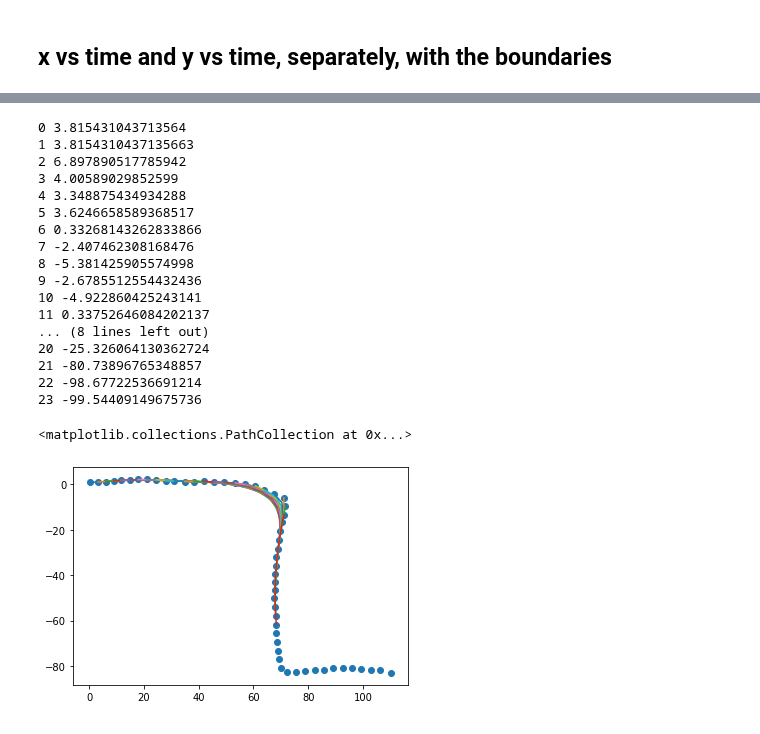
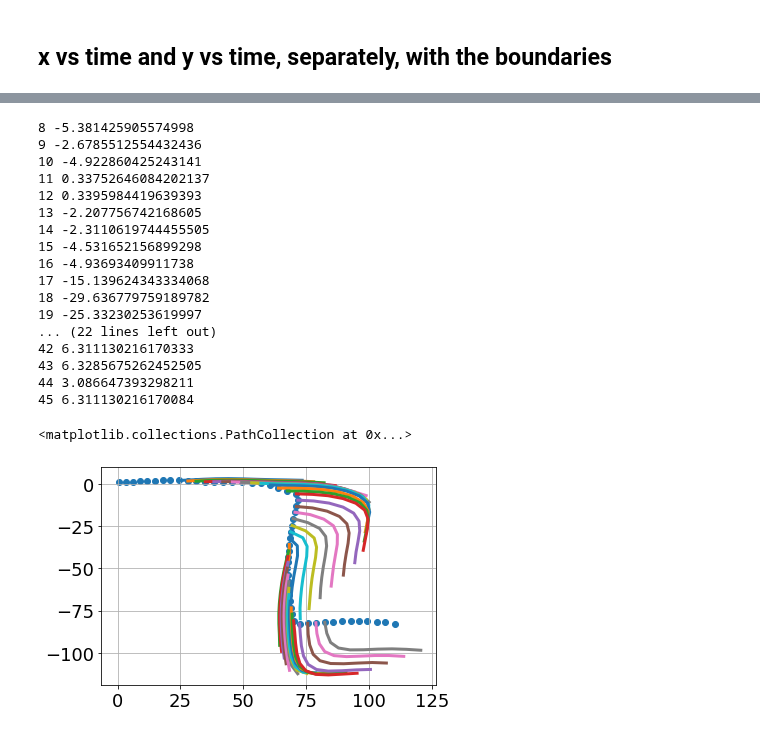
Before and after one commit to elsoroka/AutonomousCarMPC, a Jupyter notebook: nonlinear_mpc_casadi.ipynb, the cells around one changed output, grey strips where cells are left out. Drawn from its saved outputs; the diff is of its cells as text; code cells hidden in the pictures.

Commit message:
Working on having the car follow the fitted road. Seems to work but oscillates between the road points :(.

```diff
--- a/nonlinear_mpc_casadi.ipynb
+++ b/nonlinear_mpc_casadi.ipynb
@@ -124,13 +160,20 @@ cost = (car.dae.x[0][2]-5)**2
 # %% [markdown]
 ## Run the MPC algorithm
 # %%
+roadrunner.reset()
+prev_k = 0
 
 mpcprob = MpcProblem(car,     # casadi.DaeBuilder()
                      cost,        # casadi symbolic objective
+                     upperbounds_x=upperbounds_x,
+                     lowerbounds_x=lowerbounds_x,
+                     upperbounds_u=upperbounds_u,
+                     lowerbounds_u=lowerbounds_u,
+                     road_center=road_center,
                     )
 
 # Controls the NUMBER of iterations to run the MPC algorithm.
-n_runs = 80
+n_runs = 20
 
 x_plan = np.empty((mpcprob.model.n,n_runs+1))
 u_plan = np.empty((mpcprob.model.m,n_runs))
@@ -150,8 +193,10 @@ for k in range(n_runs):
         u_plan[i,k] = uk_opt[i][1]
     x_true[:,k+1] = mpcprob.simulate(x_true[:,k], u_plan[:,k])
 
-    boundary_up[k,:] = mpcprob.model.upperbounds_x(0)[0:2]
-    boundary_low[k,:] = mpcprob.model.lowerbounds_x(0)[0:2]
+    dist_already_traveled += np.sqrt((x_true[0,k+1]-x_true[0,k])**2 + (x_true[1,k+1]-x_true[1,k])**2)
+
+    boundary_up[k,:] = upperbounds_x(mpcprob.model, 0)[0:2]
+    boundary_low[k,:] = lowerbounds_x(mpcprob.model, 0)[0:2]
 
 
     # hack to demonstrate changing the cost halfway through the number of runs
@@ -171,8 +216,8 @@ for k in range(n_runs):
 boundary_plan_up = np.empty((mpcprob.model.N,2))
 boundary_plan_low = np.empty((mpcprob.model.N,2))
 for k in range(mpcprob.model.N):
-    boundary_plan_up[k,:] = mpcprob.model.upperbounds_x(k)[0:2]
-    boundary_plan_low[k,:] = mpcprob.model.lowerbounds_x(k)[0:2]
+    boundary_plan_up[k,:] = upperbounds_x(mpcprob.model, k)[0:2]
+    boundary_plan_low[k,:] = lowerbounds_x(mpcprob.model, k)[0:2]
 
 # Add them to the boundaries for past states
 boundary_up = np.concatenate([boundary_up, boundary_plan_up])
@@ -273,42 +299,42 @@ ax.scatter(tmp[0,:], tmp[1,:])
 # %%
-P = 30
+P = 8
 
-for i in range(N_POINTS-P):
-    road_b = Roadrunner.to_body_frame(road_center[i:i+P,:], angles[i])
+for i in range(P, N_POINTS-P):
+    road_b = Roadrunner.to_body_frame(road_center[i-P:i+P,:], angles[i])
 
     nodes = np.asfortranarray(np.transpose(road_b))
     curve = bezier.Curve.from_nodes(nodes)
 
-    tmp = curve.evaluate_multi(np.linspace(0,9*0.05,10))
+    tmp = curve.evaluate_multi(np.linspace(0,1,10))
     x_b = tmp[0,:]
     y_b = tmp[1,:]
 
     x_b = np.reshape(x_b, (10,1))
     y_b = np.reshape(y_b, (10,1))
     fit_b = np.hstack([x_b, y_b])
     fit_world = Roadrunner.to_world_frame(fit_b, angles[i], offset=road_center[i,:])
     print(i, angles[i]*180/np.pi)
 
     plt.plot(fit_world[:,0], fit_world[:,1], label=str(i))
 
 plt.scatter(road_center[:,0], road_center[:,1])
 # %% [output]
-0 3.815431043713564
-1 3.8154310437135663
-2 6.897890517785942
-3 4.00589029852599
-4 3.348875434934288
-5 3.6246658589368517
-6 0.33268143262833866
-7 -2.407462308168476
 8 -5.381425905574998
 9 -2.6785512554432436
 10 -4.922860425243141
 11 0.33752646084202137
-... (8 lines left out)
-20 -25.326064130362724
-21 -80.73896765348857
-22 -98.67722536691214
-23 -99.54409149675736
+12 0.3395984419639393
+13 -2.207756742168605
+14 -2.3110619744455505
+15 -4.531652156899298
+16 -4.93693409911738
+17 -15.139624343334068
+18 -29.636779759189782
+19 -25.33230253619997
+... (22 lines left out)
+42 6.311130216170333
+43 6.3285675262452505
+44 3.086647393298211
+45 6.311130216170084
 <matplotlib.collections.PathCollection at 0x...>
-[figure, old version]
+[figure, new version]
```
Also changed, not shown: parts of 10 cells of this notebook, 3 other files.
